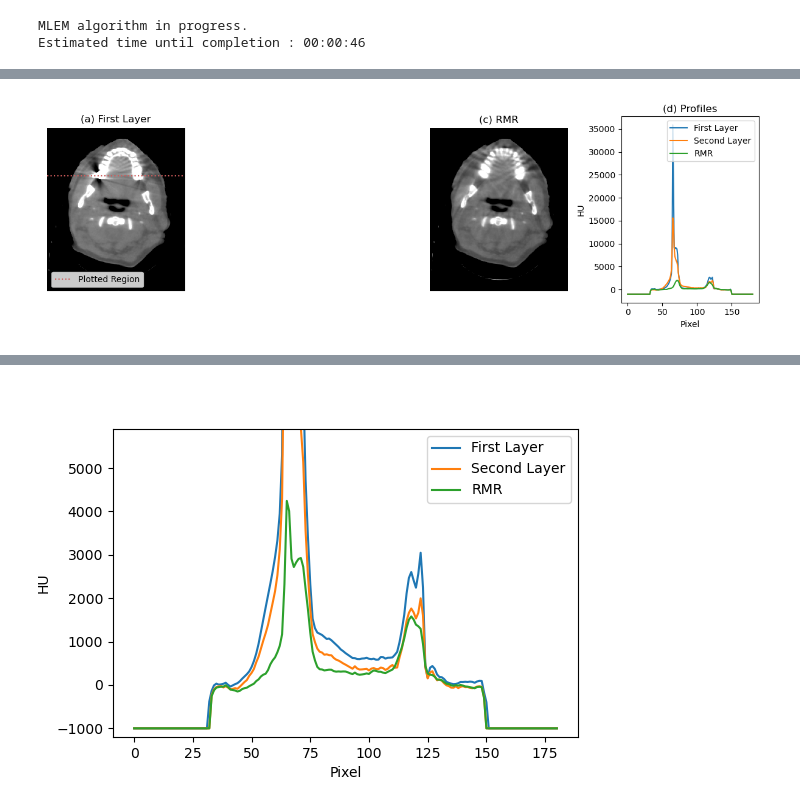
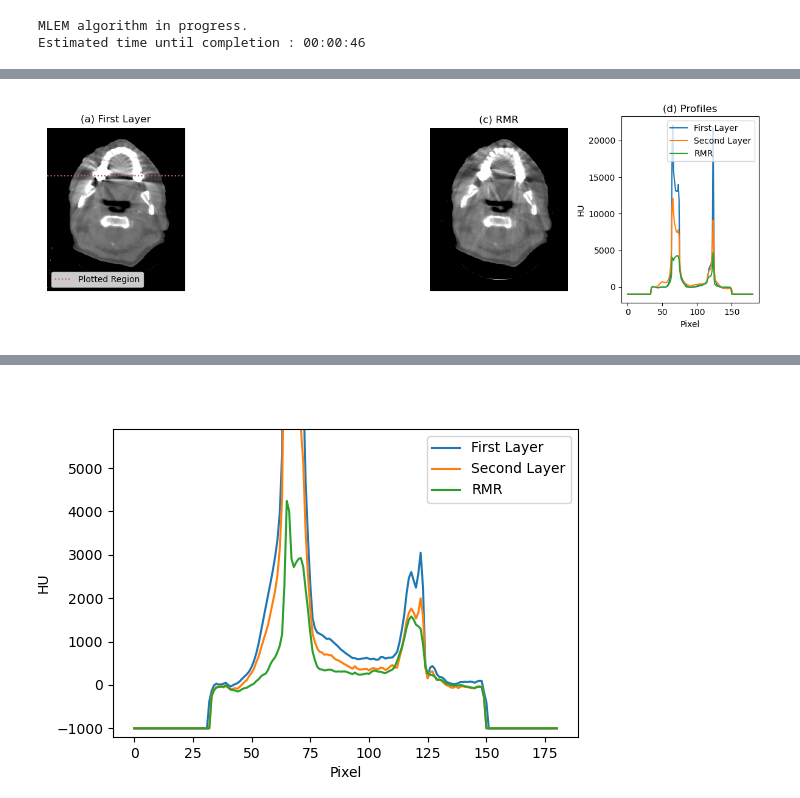
Before and after one commit to jerichooconnell/work-dfci, a Jupyter notebook: 3-jupyter_notebooks_paper/1-initial_CNS_and_MAR_pelvis/mar_matt_noml_aapm_clinical.ipynb, the cells around one changed output, grey strips where cells are left out. Drawn from its saved outputs; the diff is of its cells as text; code cells hidden in the pictures.

```diff
--- a/3-jupyter_notebooks_paper/1-initial_CNS_and_MAR_pelvis/mar_matt_noml_aapm_clinical.ipynb
+++ b/3-jupyter_notebooks_paper/1-initial_CNS_and_MAR_pelvis/mar_matt_noml_aapm_clinical.ipynb
@@ -678,0 +695,21 @@ VBox(children=(HBox(children=(IntSlider(value=0, description='axis0', max=484, r
+# %%
+im1 = images_LI_tr.T.copy()
+im2 = images_LI_tr2.T.copy()
+
+# Fill values higher than 6.5 with surrounding pixels
+im1[im1 > 6.5] = 0.5*(im1[im1 > 6.5] + im2[im1 > 6.5])
+im2[im2 > 6.5] = 0.5*(im1[im2 > 6.5] + im2[im2 > 6.5])
+# %%
+image_filt = gaussian_filter((im1 + im2)/2, sigma=1)
+# %%
+plt.figure(figsize=(10,5))
+plt.subplot(131)
+cont = pli.hyperslicer(np.array(images_LI_tr).T,cmap='gray')
+# plt.figure()
+summed = (np.array(images_LI_tr2).T +np.array(images_LI_tr).T)/2
+# image_filt[first_layer_dental_inplants_proj > 4] = 0.2*first_layer_dental_inplants_proj[first_layer_dental_inplants_proj > 4] + image_filt[first_layer_dental_inplants_proj > 4]
+summed[masks_all] = image_filt[masks_all]
+plt.subplot(132)
+pli.hyperslicer(summed,cmap='gray',controls=cont)
+plt.subplot(133)
+pli.hyperslicer(first_layer_dental_inplants_proj,cmap='gray',controls=cont)
@@ -730,7 +771,7 @@ img_LI = tigre.algorithms.fdk(np.fliplr(np.array(images_LI).transpose(0,2,1)),ge
 img_gt = tigre.algorithms.fdk(np.fliplr(first_layer_dental_inplants_proj.transpose(0,2,1)),geo,angles,filter='hamming')
 # img_combined = tigre.algorithms.fdk(np.array(images_LI).transpose([0,2,1]),geo,angles,dowang=True)
 # %%
-img_tr = tigre.algorithms.mlem(np.fliplr(np.array(images_LI_tr).transpose(0,2,1))/2,geo,angles,niter=50)#filter='hamming')
+img_tr = tigre.algorithms.mlem(np.fliplr(np.array(summed).transpose(0,2,1))/2,geo,angles,niter=50)#filter='hamming')
 # img_wtr = tigre.algorithms.fdk(np.array(images_LI_wtr).transpose([0,2,1]),geo,angles,dowang=True)
 # img_LI_second = tigre.algorithms.fdk(np.array(images_LI_second).transpose([0,2,1]),geo,angles,dowang=True)
 # %% [output]
@@ -831,12 +872,12 @@ img_LI0 = (img_LI0 - air)/(water - air)*1000 - 1000
 img_first0 = (img_first0 - air)/(water - air)*1000 - 1000
 img_second0 = (img_second0 - air)/(water - air)*1000    - 1000
 img_gt0 = (img_gt0 - air)/(water - air)*1000 - 1000
-img_tr0 = (img_tr0 - air)/(water - air)*1000 - 1000
+img_tr0 = (img_tr0 - air)/(water*0.95 - air)*1000 - 1000
 # img_wtr0 = (img_wtr0 - air)/(water - air)*1000 - 1000
 # img_LI_second0 = (img_LI_second0 - air)/(water - air)*1000 - 1000
 
 zlow,zhigh = 400,800
-im_num = 84
+im_num = 81
 
 plt.figure(figsize=(12,4))
 plt.subplot(1,4,1)
@@ -849,31 +890,31 @@ plt.axis('off')
 # plt.imshow(img_second0[im_num],vmin=-zlow,vmax=zhigh,cmap='gray')
 # plt.title('(b) Second Layer')
 # plt.axis('off')
 # plt.subplot(3,2,3)
 # plt.imshow(img_LI0[62],vmin=-400,vmax=400,cmap='gray')
 # plt.title('Biharmonic Inpainting')
 # plt.axis('off')
 plt.subplot(144)
 # plt.imshow(img_gt0[im_num],vmin=-zlow,vmax=zhigh,cmap='gray')
 plt.title('(d) Profiles')
 plt.plot(img_first0[im_num,63,:],label='First Layer')
 plt.plot(img_second0[im_num,63,:],label='Second Layer')
 plt.plot(img_tr0[im_num,63,:],label='RMR')
 plt.xlabel('Pixel')
 plt.ylabel('HU')
 plt.legend()
 # plt.axhline(y=245, color='indianred', linestyle=':',label='Plotted Region')
 # plt.axis('off')
 plt.subplot(143)
 plt.imshow(img_tr0[im_num],vmin=-zlow,vmax=zhigh,cmap='gray')
 plt.title('(c) RMR')
 plt.axis('off')
 # plt.subplot(3,2,6)
 # plt.imshow(img_LI_second0[62],vmin=-400,vmax=400,cmap='gray')
 # plt.title('Biharmonic Inpainting Second Layer')
 # plt.axis('off')
 
 plt.tight_layout()
 plt.savefig('RMR_vs_GT_clinical_updated.png',dpi=300)
 # %% [output]
-[figure, old version]
+[figure, new version]
```
Also changed, not shown: parts of 7 cells of this notebook, 1 other file.
